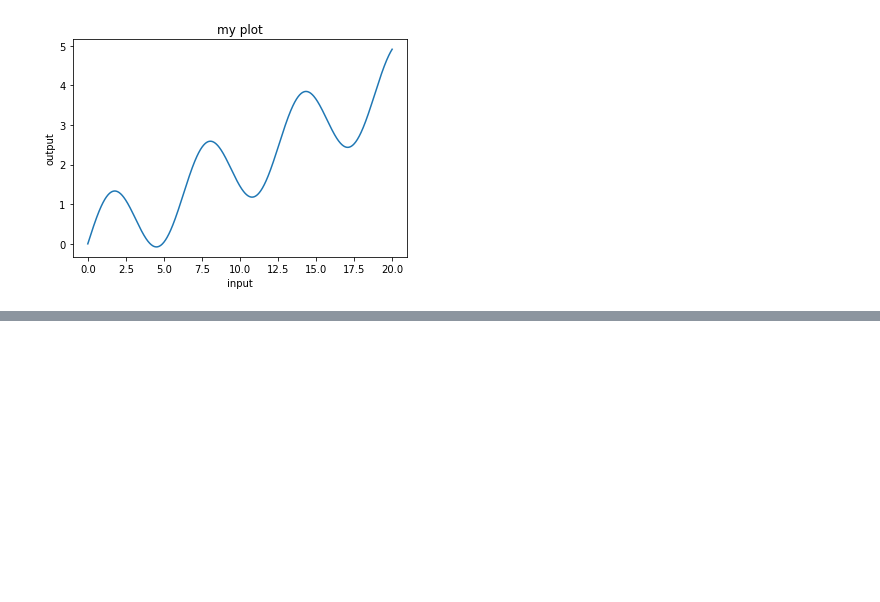
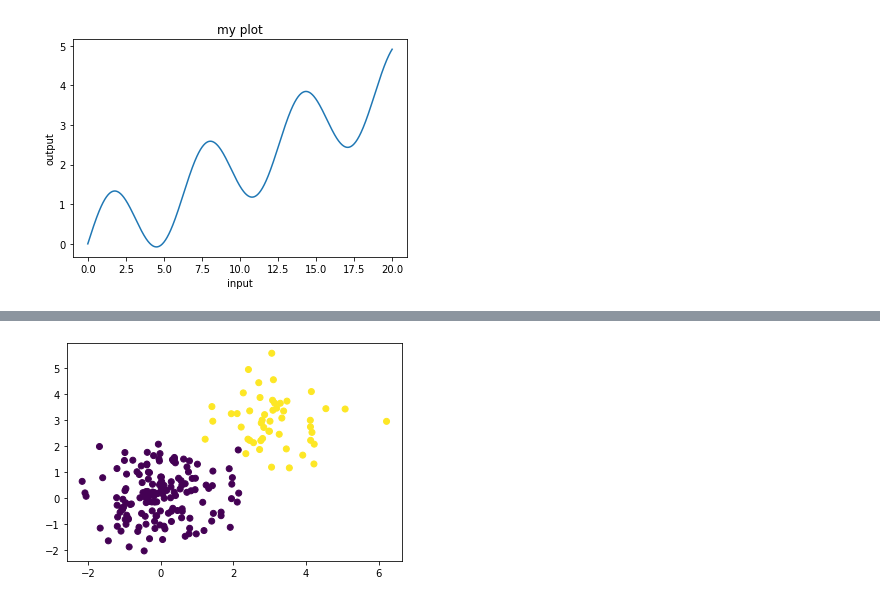
Before and after one commit to clshu/LP_numpy_stack, a Jupyter notebook: Matplotlib_LP.ipynb, the cells around one changed output, grey strips where cells are left out. Drawn from its saved outputs; the diff is of its cells as text; code cells hidden in the pictures; blank space fills up the shorter version.

```diff
--- a/Matplotlib_LP.ipynb
+++ b/Matplotlib_LP.ipynb
@@ -27,0 +35,8 @@ plt.title("my plot"); # ; remove return string
+# %%
+X = np.random.randn(200, 2)
+X[0:50] += 3 # To simulate classification
+Y = np.zeros(200) # To assign color: default color
+Y[:50] = 1 # To assign color: will be Y for first 50 points
+plt.scatter(X[:,0], X[:,1], c=Y);
+# %% [output]
+[figure, added]
```
Also changed, not shown: parts of 2 cells of this notebook.
